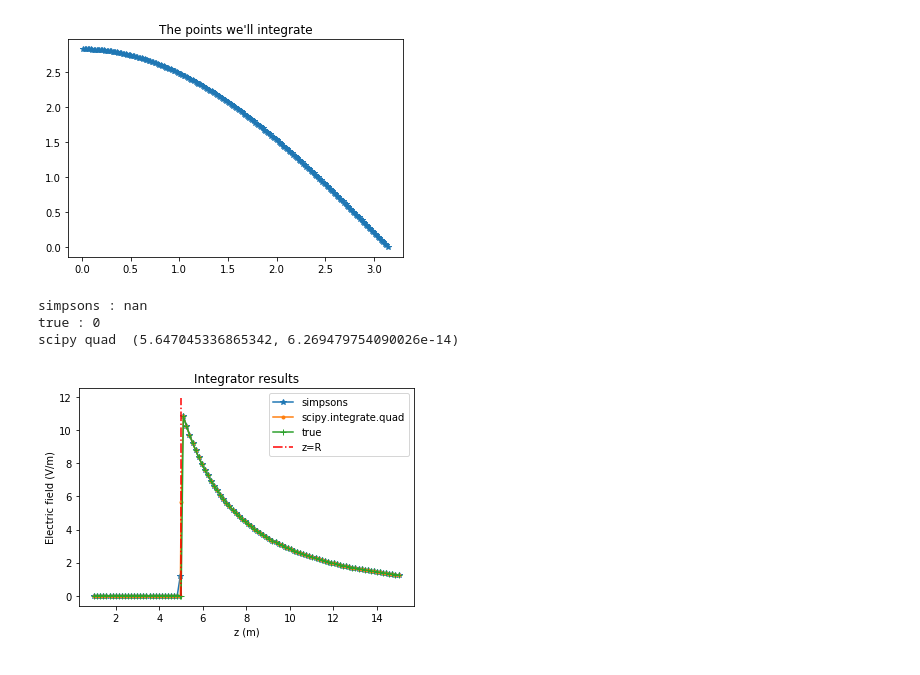
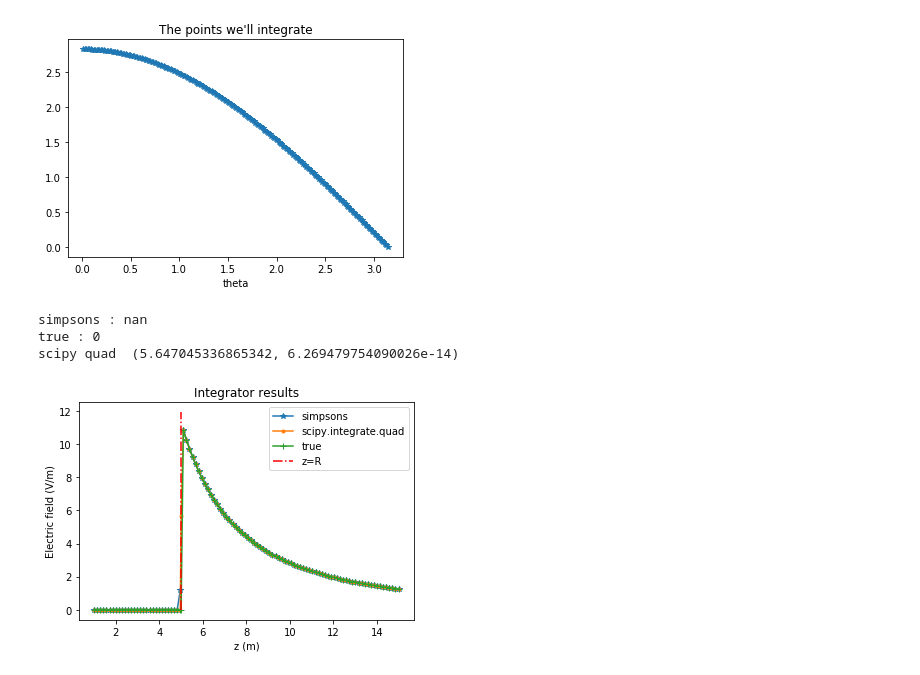
Before and after one commit to lizzord/phys512hw, a Jupyter notebook: problemset1/problem4.ipynb, the cells around one changed output. Cells and saved outputs as stored; diff of their text form; code cells hidden in the pictures.

```diff
--- a/problemset1/problem4.ipynb
+++ b/problemset1/problem4.ipynb
@@ -25,30 +22,31 @@ def sphere_field_true(z, R):
 def simpsons(dx, y):
     return (y[0]+y[-1]+4*np.sum(y[1::2])+2*np.sum(y[2:-1:2]))*dx/3.0
 # %%
-#try generating the points of the ring
+#Integral testing on a single z:
 
 z = 5
 R = 5
 sig = 10**(-10)
 
-int_pts = 211                             #number of points to integrate over, MUST BE ODD
+int_pts = 211                           #number of points to integrate over, MUST BE ODD
 thetas = np.linspace(0, np.pi, int_pts)  #generate the thetas to evaluate the disk at
 dtheta = thetas[1] - thetas[0]
-ring_points = np.zeros(int_pts)     #generate the ring points
+ring_points = np.zeros(int_pts)          #generate the ring points
 
 for ii, theta in enumerate(thetas):
     ring_points[ii] = ring(theta, z, R, sig)
 
 mpl.figure()
 mpl.plot(thetas, ring_points, '*-')
 mpl.title('The points we\'ll integrate')
+mpl.xlabel('theta')
 mpl.show()
 
-print('simpsons :', simpsons(dtheta, ring_points))#*ring_coeff(sig, R))
+print('simpsons :', simpsons(dtheta, ring_points))
 print('true :', sphere_field_true(z, R))
 print('scipy quad ', quad(ring, a=0, b=np.pi, args=(z, R, sig)))
 # %% [output]
-[figure, old version]
+[figure, new version]
 simpsons : nan
 true : 0
 scipy quad  (5.647045336865342, 6.269479754090026e-14)
```
Also changed, not shown: parts of 2 cells of this notebook.
